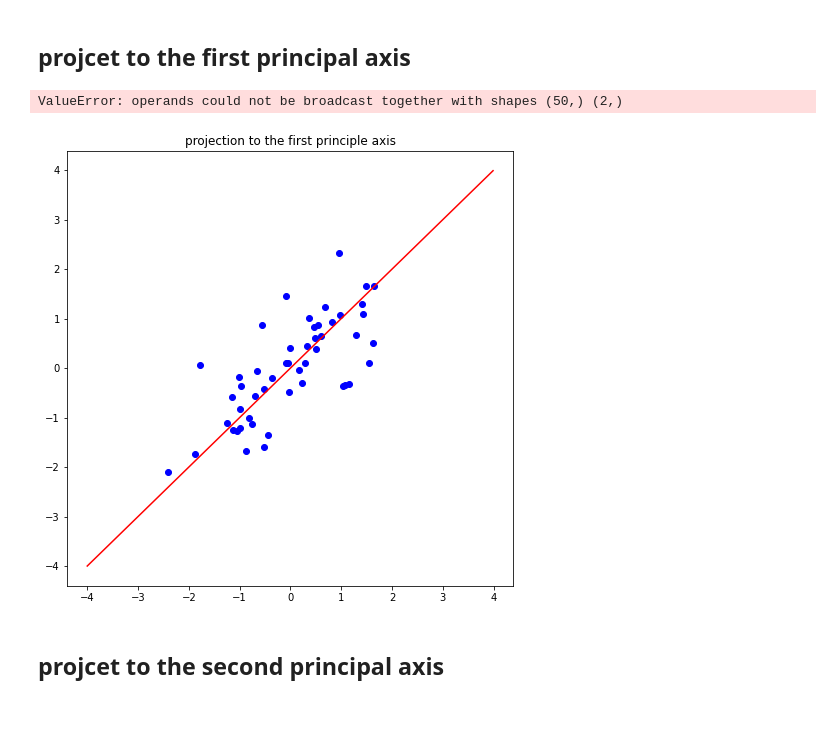
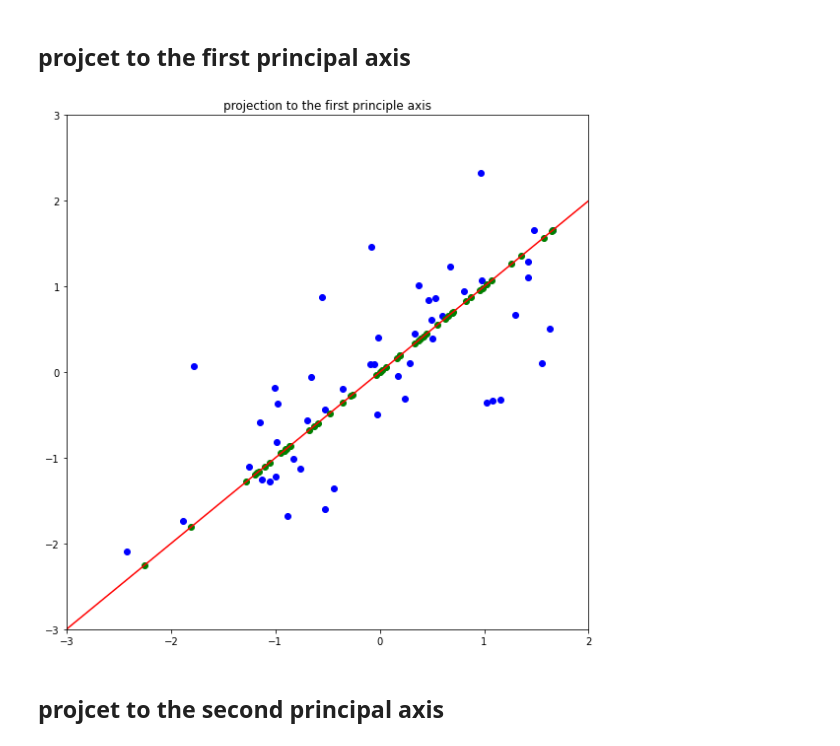
Before and after one commit to YJbonobono/assignment-machine-learning, a Jupyter notebook: 12/assignment_12_new.ipynb, the cells around one changed output. Drawn from its saved outputs; the diff is of its cells as text; code cells hidden in the pictures; blank space fills up the shorter version.

Commit message:
plot projection line: 눈물이 나요

```diff
--- a/12/assignment_12_new.ipynb
+++ b/12/assignment_12_new.ipynb
@@ -206,27 +206,25 @@ def compute_projection_onto_line(feature, vector):
 # %%
 def plot_project_first(x, y, feature, eigvec1):
     plt.figure(figsize=(8,8))
     plt.title('projection to the first principle axis')
     # ===================================================
     plt.scatter(x, y, color='blue')
     a = eigvec1[1]/eigvec1[0]
     xx = np.arange(-4, 4, 0.01)
     plt.plot(xx, a*xx, linestyle='-', color = 'red')
     projection = compute_projection_onto_line(feature, eigvec1)
-    new = projection*eigvec1
     for i in range(50):
-        plt.scatter(new[:,0], new[:,1], color='green')
+        plt.scatter(projection[i]*eigvec1[0], projection[i]*eigvec1[1], color='green')
 
 
     plt.xlim(-3, 2)
     plt.ylim(-3, 3)
     # ===================================================
     plt.tight_layout()
     plt.show()
 plot_project_first(x, y, feature, eigvec1)
 # %% [output]
-ValueError: operands could not be broadcast together with shapes (50,) (2,)
-[figure, old version]
+[figure, new version]
 # %% [markdown]
 ## projcet to the second principal axis
 # %%
```
Also changed, not shown: parts of 5 cells of this notebook.
